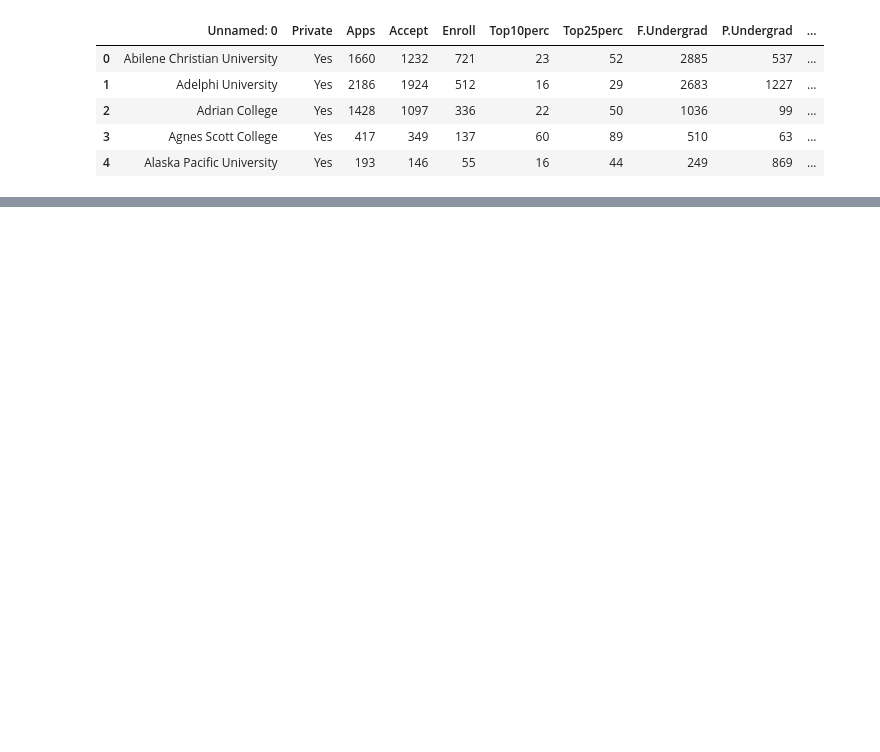
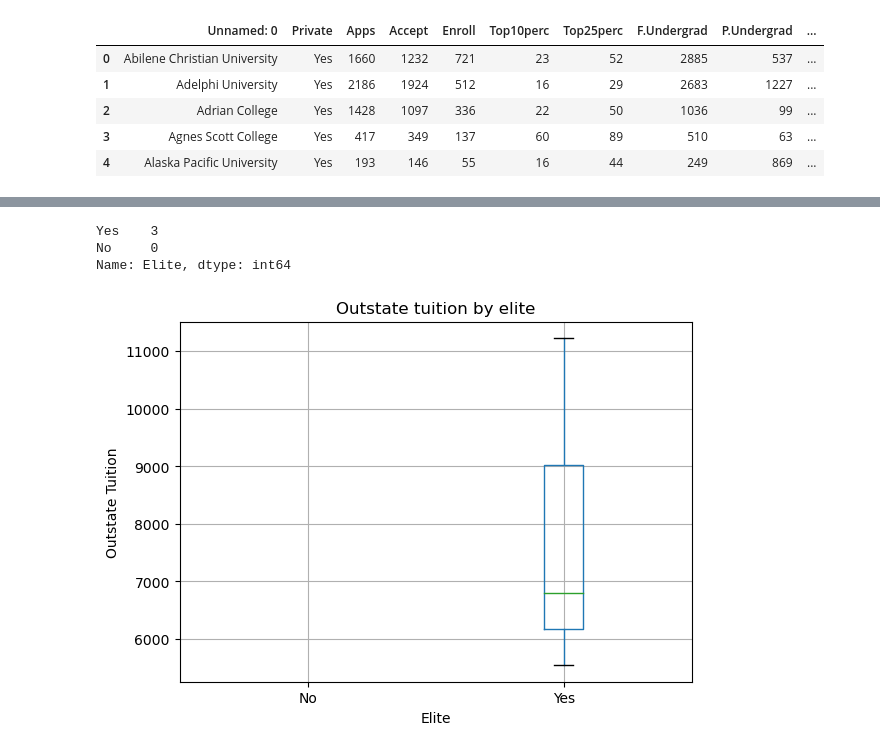
Before and after one commit to umar-khayam/Data-Science, a Jupyter notebook: Learning/Statistics/ISL/Lab/Chapter 2/Problem 8.ipynb, the cells around one changed output, grey strips where cells are left out. Drawn from its saved outputs; the diff is of its cells as text; code cells hidden in the pictures; blank space fills up the shorter version.

```diff
--- a/Learning/Statistics/ISL/Lab/Chapter 2/Problem 8.ipynb
+++ b/Learning/Statistics/ISL/Lab/Chapter 2/Problem 8.ipynb
@@ -63,0 +98,17 @@ college3
+# %%
+college['Elite'] = pd.cut(college['Top10perc'], [0,0.5,1], labels=['No', 'Yes'])
+# %%
+college['Elite'].value_counts()
+# %% [output]
+Yes    3
+No     0
+Name: Elite, dtype: int64
+# %%
+boxplot = college.boxplot(column='Outstate', by='Elite')
+boxplot.set_title('Outstate tuition by elite')
+boxplot.set_xlabel('Elite')
+boxplot.set_ylabel('Outstate Tuition')
+plt.suptitle('')
+plt.show()
+# %% [output]
+[figure, added]
```
Also changed, not shown: parts of 17 cells of this notebook, 4 other files.
